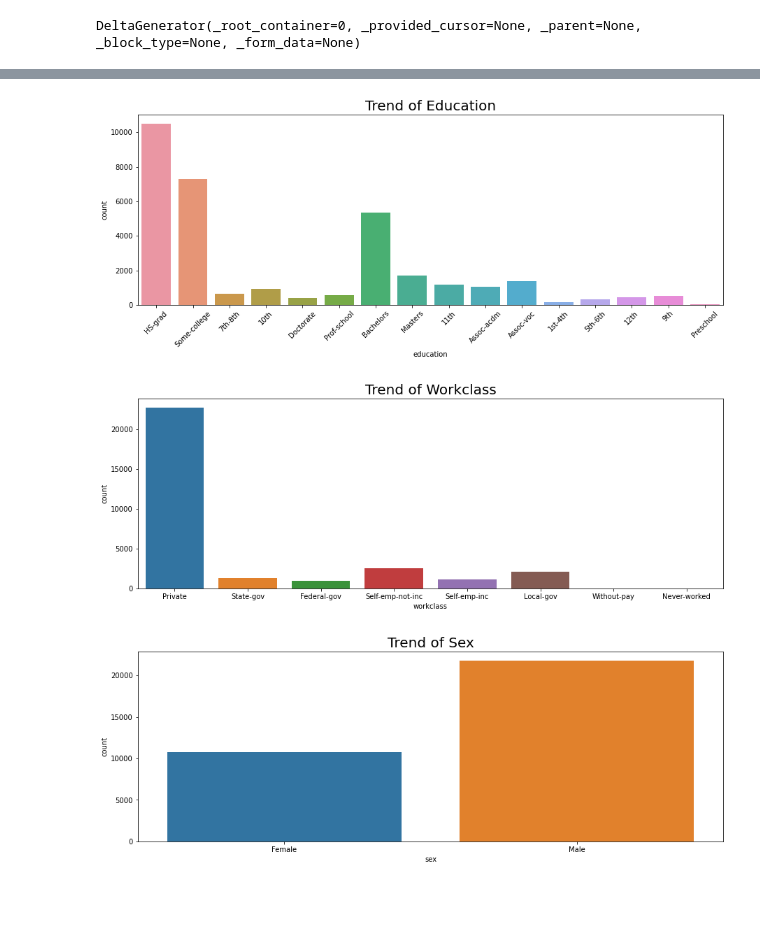
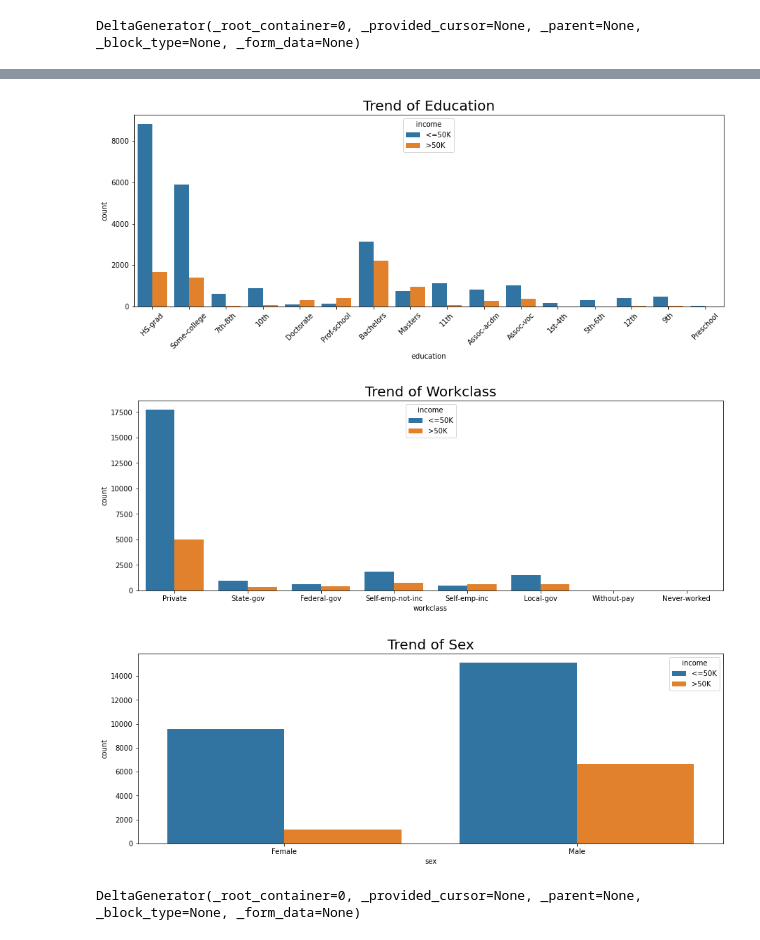
Before and after one commit to dennislamcv1/IBMDExcel-R, a Jupyter notebook: Data Visualization with R/shiny.ipynb, the cells around one changed output, grey strips where cells are left out. Cells and saved outputs as stored; diff of their text form; code cells hidden in the pictures; blank space fills up the shorter version.

```diff
--- a/Data Visualization with R/shiny.ipynb
+++ b/Data Visualization with R/shiny.ipynb
@@ -79,20 +113,24 @@ st.checkbox("Stack Bars", value=False )
 # %%
-plt.figure(figsize=(15,5))
-sns.countplot(x="education", data=df)
+fig = plt.figure(figsize=(15,5))
+sns.countplot(x="education", data=df, hue=df.income)
 plt.title("Trend of Education", fontsize=20)
 plt.xticks(rotation=45)
 plt.show()
+st.pyplot(fig)
 
-plt.figure(figsize=(15,5))
-sns.countplot(x="workclass", data=df)
+fig = plt.figure(figsize=(15,5))
+sns.countplot(x="workclass", data=df, hue=df.income)
 plt.title("Trend of Workclass", fontsize=20)
 plt.show()
+st.pyplot(fig)
 
-plt.figure(figsize=(15,5))
-sns.countplot(x="sex", data=df)
+fig = plt.figure(figsize=(15,5))
+sns.countplot(x="sex", data=df, hue=df.income)
 plt.title("Trend of Sex", fontsize=20)
 plt.show()
+st.pyplot(fig)
 # %% [output]
-[figure, old version]
+[figure, new version]
-[figure, old version]
+[figure, new version]
-[figure, old version]
+[figure, new version]
+DeltaGenerator(_root_container=0, _provided_cursor=None, _parent=None, _block_type=None, _form_data=None)
```
Also changed, not shown: parts of 6 cells of this notebook, 3 other files.
